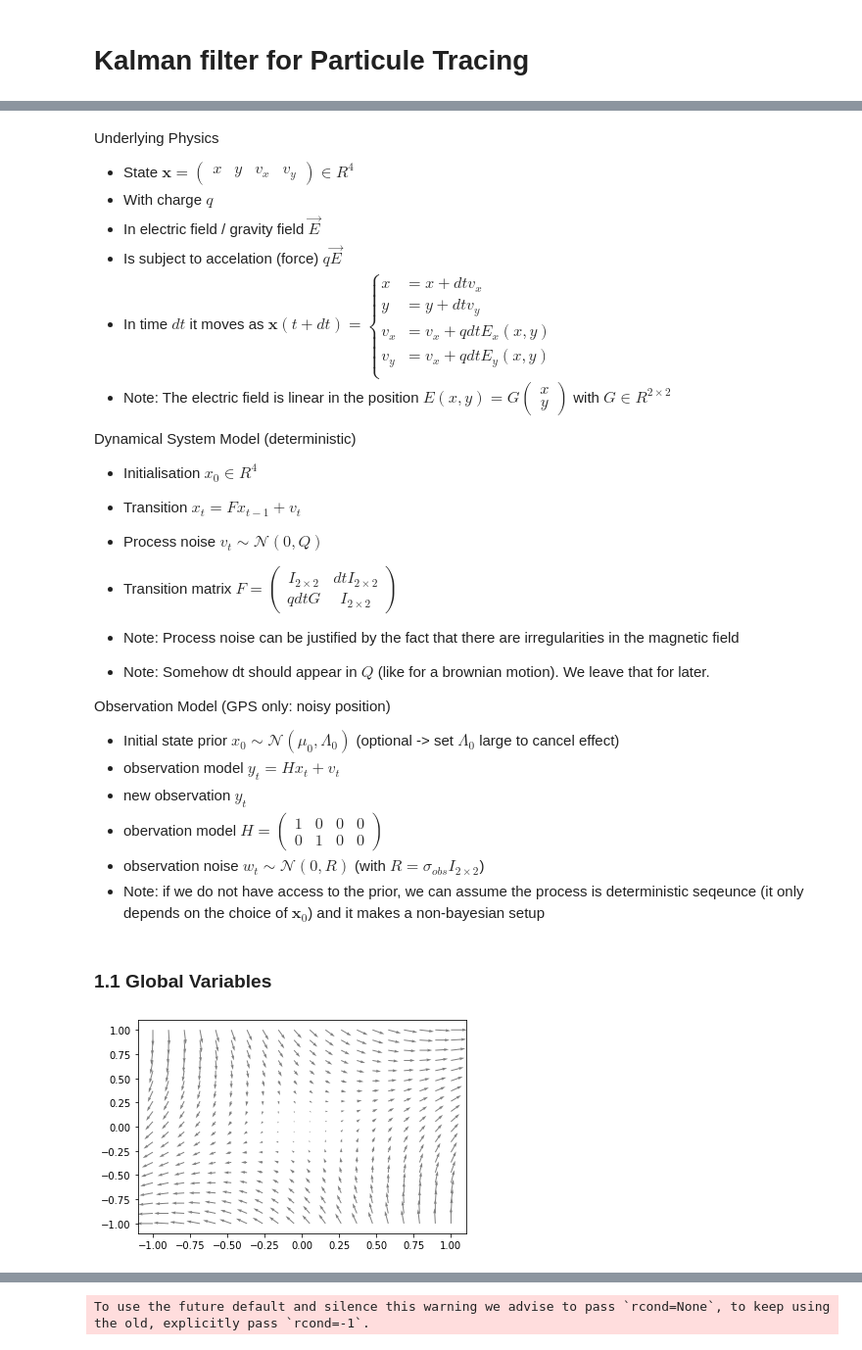
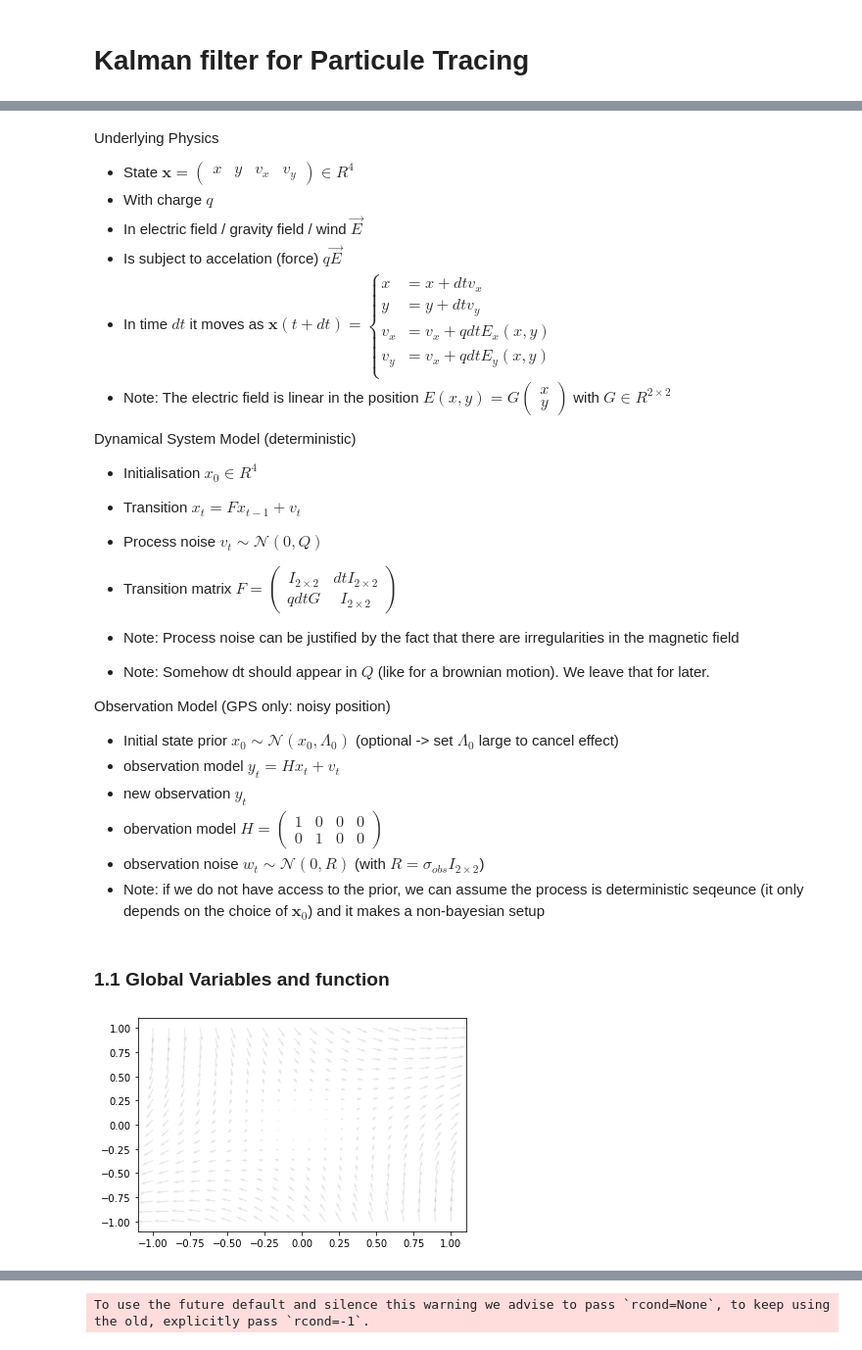
Before and after one commit to Romcos/kalman-filter, a Jupyter notebook: Kalman Filter Linear.ipynb, the cells around one changed output, grey strips where cells are left out. Shown at 98% size. Saved outputs shown, nothing was run; the diff lists cells and outputs as text; code cells hidden in the pictures.

```diff
--- a/Kalman Filter Linear.ipynb
+++ b/Kalman Filter Linear.ipynb
@@ -8,7 +8,7 @@ Underlying Physics
 x & y & v_x & v_y
 \end{pmatrix} \in R^4$
 - With charge $q$
-- In electric field / gravity field $\vec{E}$
+- In electric field / gravity field / wind $\vec{E}$
 - Is subject to accelation (force) $q\vec{E}$
 - In time $dt$ it moves as
 $\textbf{x}(t+dt)=\begin{equation}
@@ -38,7 +38,7 @@ qdtG & I_{2\times2}
 
 Observation Model (GPS only: noisy position)
 
-- Initial state prior $x_0 \sim \mathcal{N}(\mu_0, \Lambda_0)$ (optional -> set $\Lambda_0$ large to cancel effect)
+- Initial state prior $x_0 \sim \mathcal{N}(x_0, \Lambda_0)$ (optional -> set $\Lambda_0$ large to cancel effect)
 - observation model $y_t = Hx_t+ v_t$
 - new observation $y_t$
 - obervation model $H = \begin{pmatrix}
@@ -48,7 +48,7 @@ Observation Model (GPS only: noisy position)
 - observation noise $w_t \sim \mathcal{N}(0,R)$ (with $R = \sigma_{obs}I_{2\times2}$)
 - Note: if we do not have access to the prior, we can assume the process is deterministic seqeunce (it only depends on the choice of $\mathbf{x}_0$) and it makes a non-bayesian setup
 # %% [markdown]
-### 1.1 Global Variables
+### 1.1 Global Variables and function
 # %%
 import numpy as np
 import matplotlib.pyplot as plt
@@ -65,43 +65,42 @@ x_0 = np.array([-0.5,-0.5,0.5,1])
 
 ## TRANSITION MODEL
 
-process_noise = 0.005 #std of  process noise, typical value is 0 or 0.02
+process_noise = 0 #std of  process noise, typical value is 0.01
 Q = (process_noise)**2*np.identity(4)
 
 F = np.array([
         [1,0,dt,0],
         [0,1,0,dt],
         [q*dt,q*dt,1,0],
         [q*dt,-q*dt,0,1]
     ])
 
 ## OBSERVATION MODEL
 
-mu_0 = x_0
-Lambda_0 = (1e10)*np.identity(4) # 1e10 make it contain no information /!\ setting to 1e100 produces unintended behavior
+Lambda_0 = (1e-2)*np.identity(4) # 1e10 make it contain no information /!\ setting to 1e100 produces unintended behavior
 
 mes_noise = 0.1 #std mes noise
 R = (mes_noise**2)*np.identity(2) #measurement noise
 
 H = np.array([[1,0,0,0],[0,1,0,0]])
 
 ## PLOTTING
 
 def plot_field(F):
     """
     Input:
         F: transition matrix
 
     Plots the associated field
     """
     A,B = np.meshgrid(np.linspace(-1,1,20),np.linspace(-1,1,20))
     G = F[2:,:2]
     u,v = np.tensordot(G,np.array([A,B]), axes = ([0],[0]))
-    plt.quiver(A,B,u,v, color = "grey")
+    plt.quiver(A,B,u,v, alpha=0.1)
 
 plot_field(F)
 # %% [output]
-[figure, old version]
+[figure, new version]
 # %%
 ## REAL TRAJECTORY
 
```
Also changed, not shown: parts of 25 cells of this notebook.
